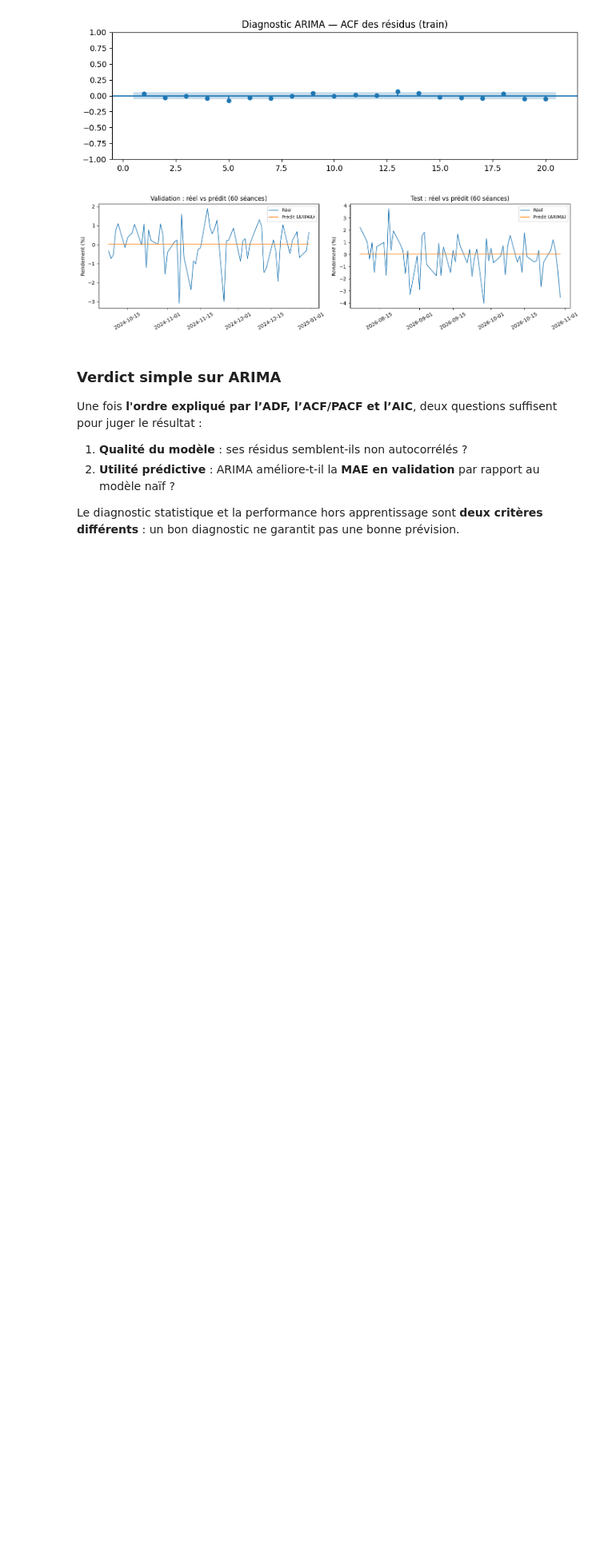
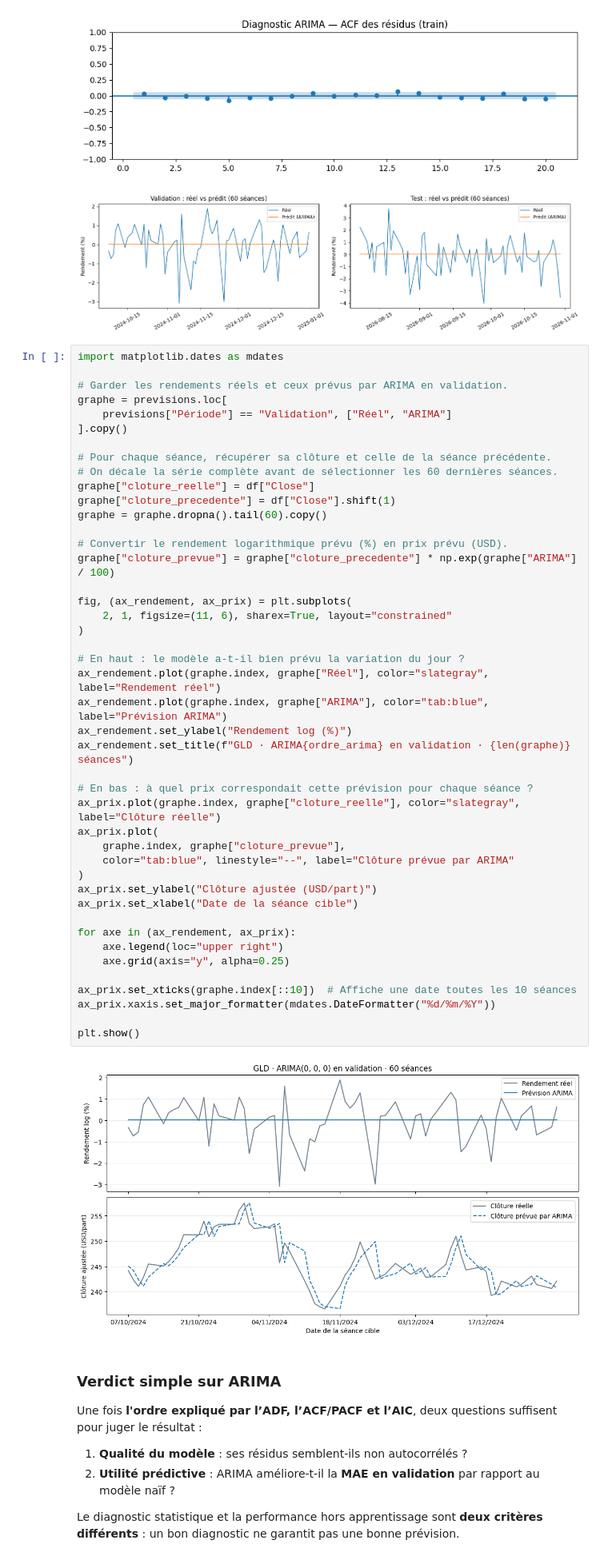
Before and after one commit to ilyyaas1/gld-quant-lab, a Jupyter notebook: notebooks/03_econometrie_moyenne.ipynb, the cells around one changed output. Shown at 80% size. Saved outputs shown, nothing was run; the diff lists cells and outputs as text; blank space fills up the shorter version.

Commit message:
Add a graphic for arima pervision

```diff
--- a/notebooks/03_econometrie_moyenne.ipynb
+++ b/notebooks/03_econometrie_moyenne.ipynb
@@ -409,6 +409,52 @@ plt.show()
 | Auto-ARIMA | 0.0675 |
 [figure]
 [figure]
+# %%
+import matplotlib.dates as mdates
+
+# Garder les rendements réels et ceux prévus par ARIMA en validation.
+graphe = previsions.loc[
+    previsions["Période"] == "Validation", ["Réel", "ARIMA"]
+].copy()
+
+# Pour chaque séance, récupérer sa clôture et celle de la séance précédente.
+# On décale la série complète avant de sélectionner les 60 dernières séances.
+graphe["cloture_reelle"] = df["Close"]
+graphe["cloture_precedente"] = df["Close"].shift(1)
+graphe = graphe.dropna().tail(60).copy()
+
+# Convertir le rendement logarithmique prévu (%) en prix prévu (USD).
+graphe["cloture_prevue"] = graphe["cloture_precedente"] * np.exp(graphe["ARIMA"] / 100)
+
+fig, (ax_rendement, ax_prix) = plt.subplots(
+    2, 1, figsize=(11, 6), sharex=True, layout="constrained"
+)
+
+# En haut : le modèle a-t-il bien prévu la variation du jour ?
+ax_rendement.plot(graphe.index, graphe["Réel"], color="slategray", label="Rendement réel")
+ax_rendement.plot(graphe.index, graphe["ARIMA"], color="tab:blue", label="Prévision ARIMA")
+ax_rendement.set_ylabel("Rendement log (%)")
+ax_rendement.set_title(f"GLD · ARIMA{ordre_arima} en validation · {len(graphe)} séances")
+
+# En bas : à quel prix correspondait cette prévision pour chaque séance ?
+ax_prix.plot(graphe.index, graphe["cloture_reelle"], color="slategray", label="Clôture réelle")
+ax_prix.plot(
+    graphe.index, graphe["cloture_prevue"],
+    color="tab:blue", linestyle="--", label="Clôture prévue par ARIMA"
+)
+ax_prix.set_ylabel("Clôture ajustée (USD/part)")
+ax_prix.set_xlabel("Date de la séance cible")
+
+for axe in (ax_rendement, ax_prix):
+    axe.legend(loc="upper right")
+    axe.grid(axis="y", alpha=0.25)
+
+ax_prix.set_xticks(graphe.index[::10])  # Affiche une date toutes les 10 séances
+ax_prix.xaxis.set_major_formatter(mdates.DateFormatter("%d/%m/%Y"))
+
+plt.show()
+# %% [output]
+[figure, added]
 # %% [markdown]
 ### Verdict simple sur ARIMA
 
```
Also changed, not shown: parts of 2 cells of this notebook.
